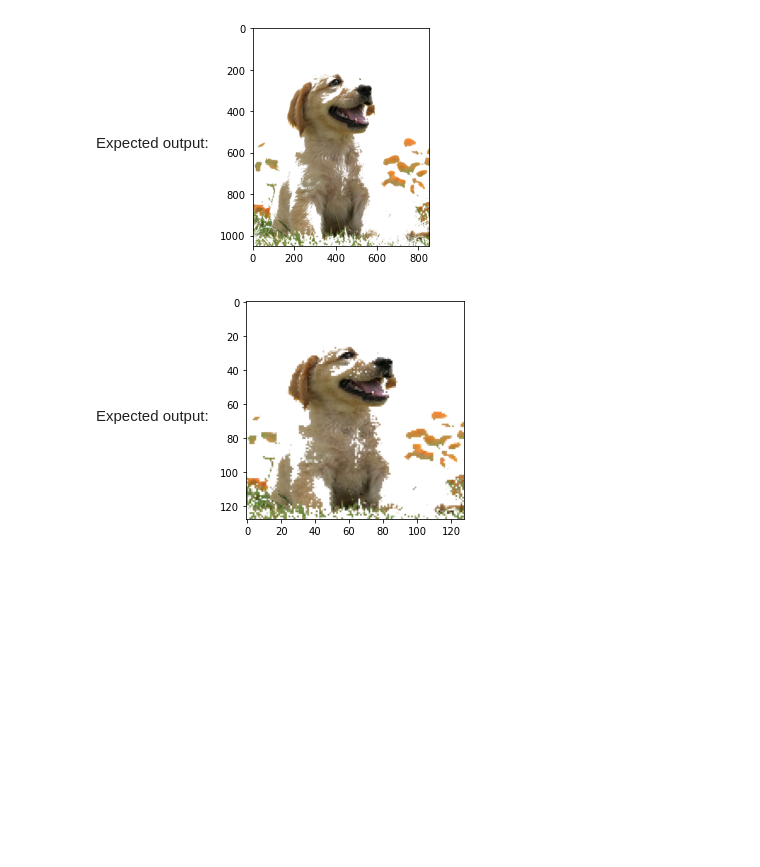
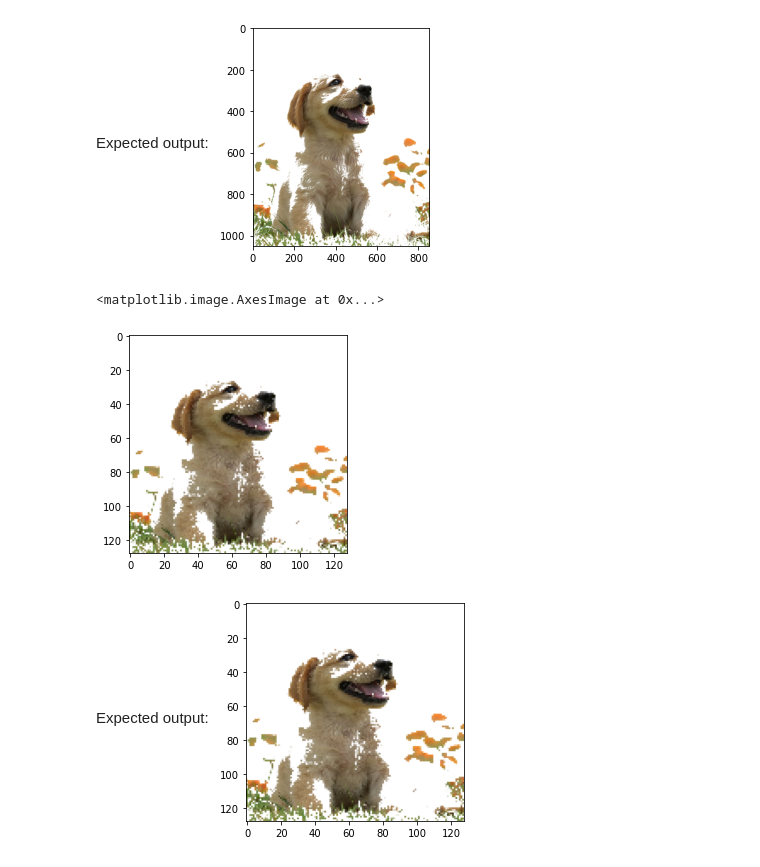
Before and after one commit to christoffer82/Py2b_christoffer_landstrom, a Jupyter notebook: week2/Exercise 2c - Understanding Images.ipynb, the cells around one changed output. Saved outputs shown, nothing was run; the diff lists cells and outputs as text; code cells hidden in the pictures; blank space fills up the shorter version.

```diff
--- a/week2/Exercise 2c - Understanding Images.ipynb
+++ b/week2/Exercise 2c - Understanding Images.ipynb
@@ -157,8 +167,11 @@ Expected output:
 " class="unconfined">
 # %%
 #Q3 Resize the sliced img to a 128x128 img, Hint: Google cv2.resize
-resized_img = # TODO
+resized_img = cv2.resize(sliced_img,(128,128))# TODO
 plt.imshow(resized_img)
+# %% [output]
+<matplotlib.image.AxesImage at 0x...>
+[figure, added]
 # %% [markdown]
 Expected output:
 <img src="embedded-picture-1
```
Also changed, not shown: parts of 4 cells of this notebook.
